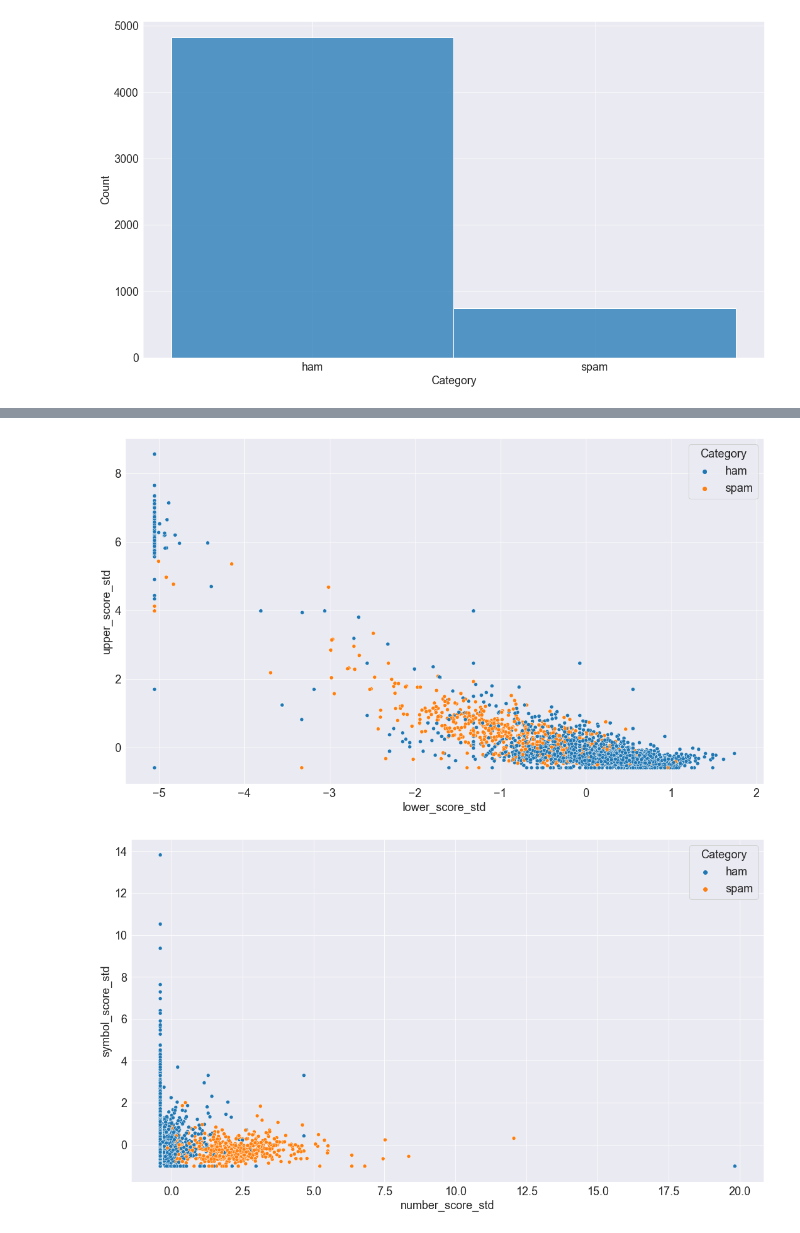
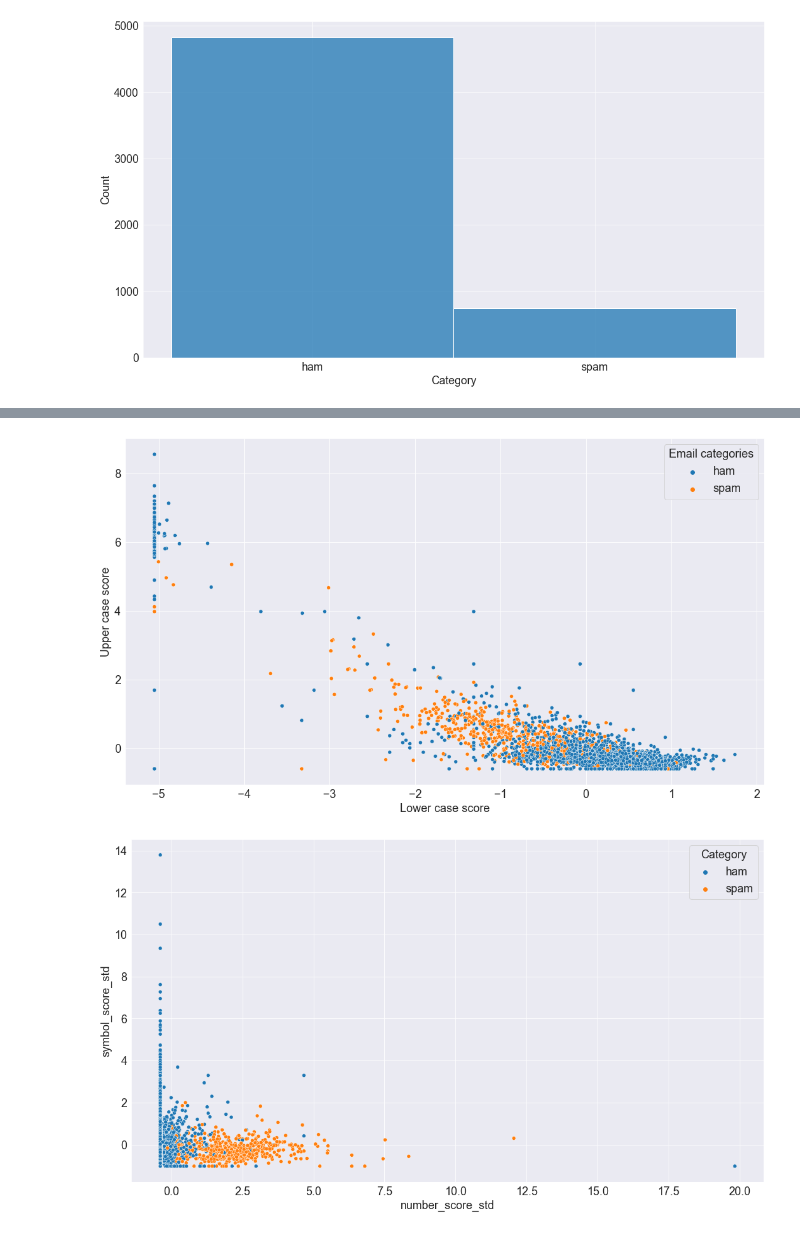
Before and after one commit to zaitrik/spam_detect, a Jupyter notebook: spam_detect.ipynb, the cells around one changed output, grey strips where cells are left out. Saved outputs shown, nothing was run; the diff lists cells and outputs as text; code cells hidden in the pictures.

```diff
--- a/spam_detect.ipynb
+++ b/spam_detect.ipynb
@@ -30,9 +32,10 @@ fig = sns.histplot(data_raw['Category']);
 # %% [output]
 [figure]
 # %%
+#extract the basic characters of the texts
 lowercase ='abcdefghijklmnopqrstuvwxyz'
 uppercase ='ABCDEFGHIJKLMNOPQRSTUVWXYZ'
-symbols='#!/\$%?&*()_+-^[]{}><~;:.,»«@£="'+"'"
+symbols='#!/\$%?&*()_+-^[]{|}><~;:.,»«@£="'+"'"
 numbers='0123456789'
 # %%
 def lower_score(text):
@@ -109,7 +110,9 @@ data_raw.groupby('Category').mean()
 | spam | 1 | 0.563916 | 0.110913 | 0.116537 | 0.044052 | 0.164493 | 138.670683 | 0.970690 | ... |
 # %%
-sns.scatterplot(x='lower_score_std',y='upper_score_std',hue='Category',data=data_raw);
+fig = sns.scatterplot(x='lower_score_std',y='upper_score_std',hue='Category',data=data_raw);
+fig.set(ylabel = 'Upper case score', xlabel = 'Lower case score', Title='');
+fig.legend(title='Email categories');
 # %% [output]
-[figure, old version]
+[figure, new version]
 # %%
 sns.scatterplot(x='number_score_std',y='symbol_score_std',hue='Category',data=data_raw);
```
Also changed, not shown: parts of 6 cells of this notebook.
